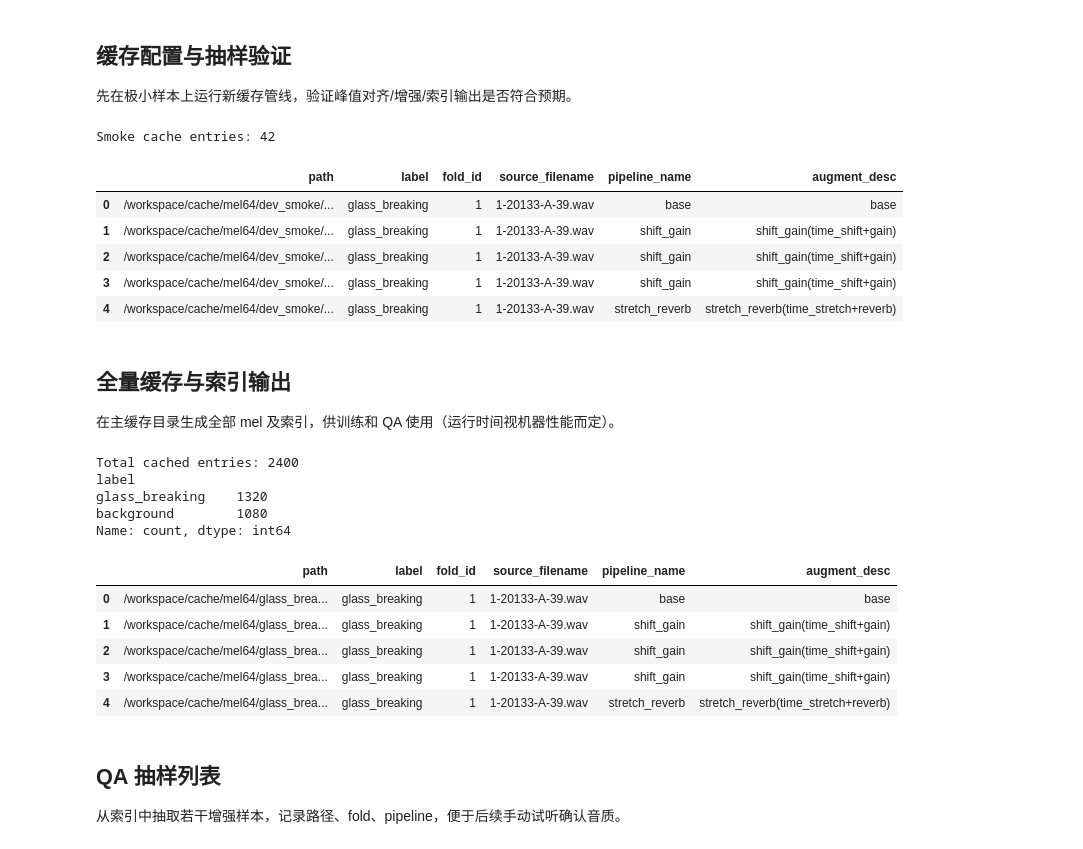
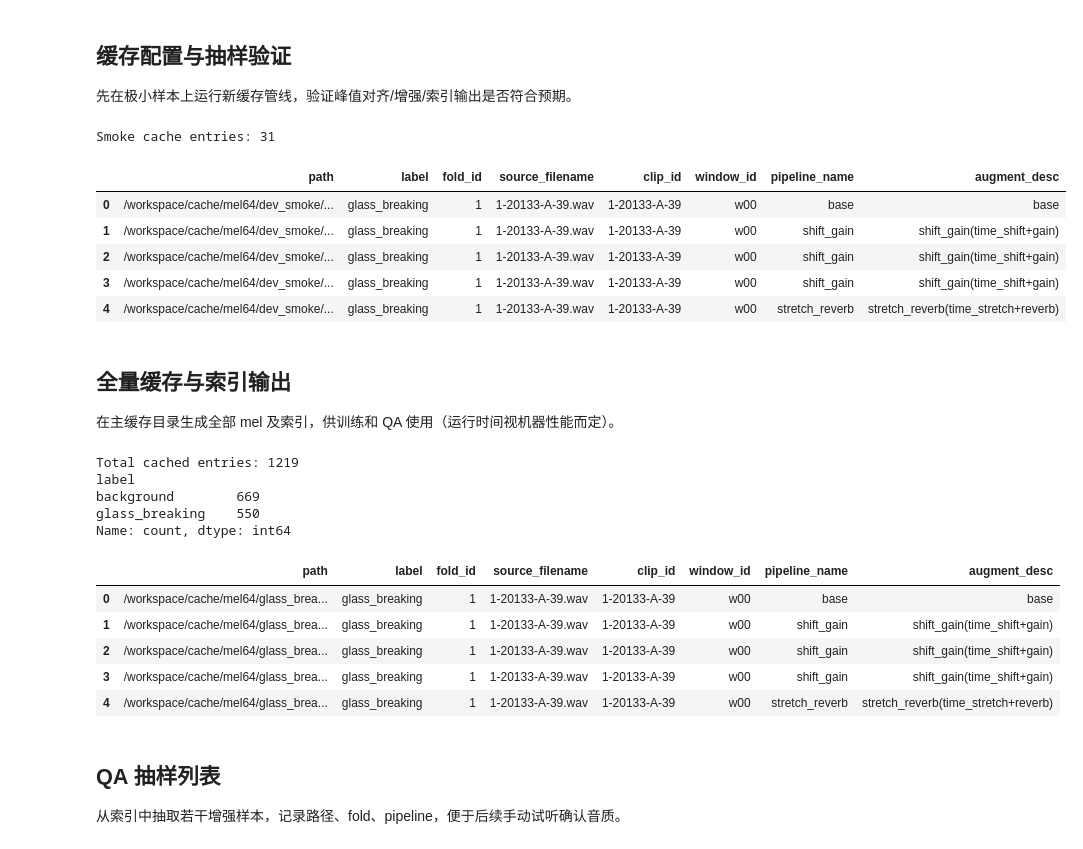
Before and after one commit to DaisioSK/ECS-DOT-Audio, a Jupyter notebook: train.ipynb, the cells around one changed output. Saved outputs shown, nothing was run; the diff lists cells and outputs as text; code cells hidden in the pictures.

Commit message:
[feat] add clip analysis and update clip engineering approaches [chore] remove pycache and update gitignore

```diff
--- a/train.ipynb
+++ b/train.ipynb
@@ -106,0 +189,11 @@ plot_wave_and_mel(sample_row)
+# %%
+WINDOW_SECONDS = 1.0
+WINDOW_HOP = 0.5
+ENERGY_THRESHOLD = 0.3
+PEAK_RATIO_THRESHOLD = 0.7
+FRONT_PEAK_RATIO = 0.5
+CACHE_EXTRA_SHIFTS = (-0.1, 0.1)
+GLASS_TARGETS = list(POSITIVE_LABELS.values())
+PIPELINE_PLAN = GLASS_PIPELINE_PLAN
+print(f'Using WINDOW_SECONDS={WINDOW_SECONDS}, WINDOW_HOP={WINDOW_HOP}')
+print(f'ENERGY_THRESHOLD={ENERGY_THRESHOLD}, PEAK_RATIO_THRESHOLD={PEAK_RATIO_THRESHOLD}, FRONT_PEAK_RATIO={FRONT_PEAK_RATIO}')
@@ -142,29 +238,31 @@ Base window shape: (22050,), augmented shape: (22050,)
 ## 缓存配置与抽样验证
 先在极小样本上运行新缓存管线，验证峰值对齐/增强/索引输出是否符合预期。
 # %%
-CACHE_EXTRA_SHIFTS = (-0.1, 0.1)
 SMOKE_CACHE_DIR = CACHE_DIR / 'dev_smoke'
 SMOKE_CACHE_DIR.mkdir(parents=True, exist_ok=True)
 
 smoke_df = dataset_df.groupby('target_label').head(1).copy()
 smoke_cache_index = build_cache_index(
     smoke_df,
     pipeline_plan=PIPELINE_PLAN,
     cache_dir=SMOKE_CACHE_DIR,
     align_labels=GLASS_TARGETS,
     extra_shifts=CACHE_EXTRA_SHIFTS,
+    energy_threshold=ENERGY_THRESHOLD,
+    peak_ratio_threshold=PEAK_RATIO_THRESHOLD,
+    front_peak_ratio=FRONT_PEAK_RATIO,
     seed=SEED,
 )
 print(f"Smoke cache entries: {len(smoke_cache_index)}")
 smoke_cache_index.head()
 # %% [output]
-Smoke cache entries: 42
+Smoke cache entries: 31
-|  | path | label | fold_id | source_filename | pipeline_name | augment_desc |
-| 0 | /workspace/cache/mel64/dev_smoke/... | glass_breaking | 1 | 1-20133-A-39.wav | base | base |
-| 1 | /workspace/cache/mel64/dev_smoke/... | glass_breaking | 1 | 1-20133-A-39.wav | shift_gain | shift_gain(time_shift+gain) |
-| 2 | /workspace/cache/mel64/dev_smoke/... | glass_breaking | 1 | 1-20133-A-39.wav | shift_gain | shift_gain(time_shift+gain) |
-| 3 | /workspace/cache/mel64/dev_smoke/... | glass_breaking | 1 | 1-20133-A-39.wav | shift_gain | shift_gain(time_shift+gain) |
-| 4 | /workspace/cache/mel64/dev_smoke/... | glass_breaking | 1 | 1-20133-A-39.wav | stretch_reverb | stretch_reverb(time_stretch+reverb) |
+|  | path | label | fold_id | source_filename | clip_id | window_id | pipeline_name | augment_desc |
+| 0 | /workspace/cache/mel64/dev_smoke/... | glass_breaking | 1 | 1-20133-A-39.wav | 1-20133-A-39 | w00 | base | base |
+| 1 | /workspace/cache/mel64/dev_smoke/... | glass_breaking | 1 | 1-20133-A-39.wav | 1-20133-A-39 | w00 | shift_gain | shift_gain(time_shift+gain) |
+| 2 | /workspace/cache/mel64/dev_smoke/... | glass_breaking | 1 | 1-20133-A-39.wav | 1-20133-A-39 | w00 | shift_gain | shift_gain(time_shift+gain) |
+| 3 | /workspace/cache/mel64/dev_smoke/... | glass_breaking | 1 | 1-20133-A-39.wav | 1-20133-A-39 | w00 | shift_gain | shift_gain(time_shift+gain) |
+| 4 | /workspace/cache/mel64/dev_smoke/... | glass_breaking | 1 | 1-20133-A-39.wav | 1-20133-A-39 | w00 | stretch_reverb | stretch_reverb(time_stretch+reverb) |
 # %% [markdown]
 ## 全量缓存与索引输出
 在主缓存目录生成全部 mel 及索引，供训练和 QA 使用（运行时间视机器性能而定）。
@@ -176,23 +274,26 @@ cache_index_df = build_cache_index(
     cache_dir=CACHE_OUTPUT_DIR,
     align_labels=GLASS_TARGETS,
     extra_shifts=CACHE_EXTRA_SHIFTS,
+    energy_threshold=ENERGY_THRESHOLD,
+    peak_ratio_threshold=PEAK_RATIO_THRESHOLD,
+    front_peak_ratio=FRONT_PEAK_RATIO,
     seed=SEED,
 )
 print(f"Total cached entries: {len(cache_index_df)}")
 print(cache_index_df['label'].value_counts())
 cache_index_df.head()
 # %% [output]
-Total cached entries: 2400
+Total cached entries: 1219
 label
-glass_breaking    1320
-background        1080
+background        669
+glass_breaking    550
 Name: count, dtype: int64
-|  | path | label | fold_id | source_filename | pipeline_name | augment_desc |
-| 0 | /workspace/cache/mel64/glass_brea... | glass_breaking | 1 | 1-20133-A-39.wav | base | base |
-| 1 | /workspace/cache/mel64/glass_brea... | glass_breaking | 1 | 1-20133-A-39.wav | shift_gain | shift_gain(time_shift+gain) |
-| 2 | /workspace/cache/mel64/glass_brea... | glass_breaking | 1 | 1-20133-A-39.wav | shift_gain | shift_gain(time_shift+gain) |
-| 3 | /workspace/cache/mel64/glass_brea... | glass_breaking | 1 | 1-20133-A-39.wav | shift_gain | shift_gain(time_shift+gain) |
-| 4 | /workspace/cache/mel64/glass_brea... | glass_breaking | 1 | 1-20133-A-39.wav | stretch_reverb | stretch_reverb(time_stretch+reverb) |
+|  | path | label | fold_id | source_filename | clip_id | window_id | pipeline_name | augment_desc |
+| 0 | /workspace/cache/mel64/glass_brea... | glass_breaking | 1 | 1-20133-A-39.wav | 1-20133-A-39 | w00 | base | base |
+| 1 | /workspace/cache/mel64/glass_brea... | glass_breaking | 1 | 1-20133-A-39.wav | 1-20133-A-39 | w00 | shift_gain | shift_gain(time_shift+gain) |
+| 2 | /workspace/cache/mel64/glass_brea... | glass_breaking | 1 | 1-20133-A-39.wav | 1-20133-A-39 | w00 | shift_gain | shift_gain(time_shift+gain) |
+| 3 | /workspace/cache/mel64/glass_brea... | glass_breaking | 1 | 1-20133-A-39.wav | 1-20133-A-39 | w00 | shift_gain | shift_gain(time_shift+gain) |
+| 4 | /workspace/cache/mel64/glass_brea... | glass_breaking | 1 | 1-20133-A-39.wav | 1-20133-A-39 | w00 | stretch_reverb | stretch_reverb(time_stretch+reverb) |
 # %% [markdown]
 ## QA 抽样列表
 从索引中抽取若干增强样本，记录路径、fold、pipeline，便于后续手动试听确认音质。
```
Also changed, not shown: parts of 7 cells of this notebook, 5 other files.
